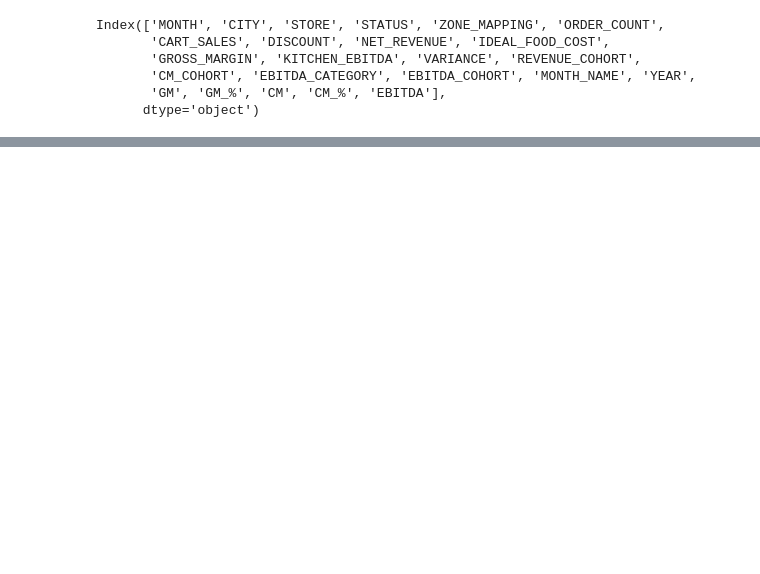
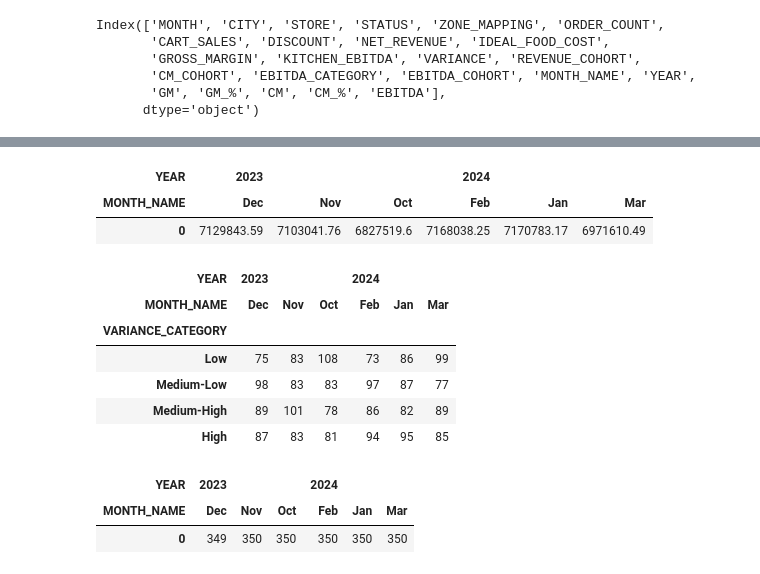
Before and after one commit to Rudra-G-23/cloud-kitchen-dashboard, a Jupyter notebook: kitchen-analysis.ipynb, the cells around one changed output, grey strips where cells are left out. Saved outputs shown, nothing was run; the diff lists cells and outputs as text; code cells hidden in the pictures; blank space fills up the shorter version.

Commit message:
Dashboard 2 - Variance Level Done

```diff
--- a/kitchen-analysis.ipynb
+++ b/kitchen-analysis.ipynb
@@ -168,0 +203,7 @@ TypeError: agg function failed [how->mean,dtype->object]
+# %%
+bins = [10019, 15495, 20195, 25181, 29994]
+
+labels = ['Low', 'Medium-Low', 'Medium-High', 'High']
+
+# Apply pd.cut to your column
+df['VARIANCE_CATEGORY'] = pd.cut(df['VARIANCE'], bins=bins, labels=labels, include_lowest=True)
@@ -168,0 +228,38 @@ TypeError: agg function failed [how->mean,dtype->object]
+# %%
+pd.DataFrame(
+    variance_pivot_table.sum(axis=0)
+).T
+# %% [output]
+| YEAR | 2023 |  |  | 2024 |  |  |
+| MONTH_NAME | Dec | Nov | Oct | Feb | Jan | Mar |
+| 0 | 7129843.59 | 7103041.76 | 6827519.6 | 7168038.25 | 7170783.17 | 6971610.49 |
+# %%
+# store count
+
+store_count_table =  pd.pivot_table(
+    df,
+    values="STORE",
+    index="VARIANCE_CATEGORY",
+    columns=["YEAR", "MONTH_NAME"],
+    aggfunc="count",
+    fill_value=0,
+    observed=True
+)
+
+store_count_table
+# %% [output]
+| YEAR | 2023 |  |  | 2024 |  |  |
+| MONTH_NAME | Dec | Nov | Oct | Feb | Jan | Mar |
+| VARIANCE_CATEGORY |  |  |  |  |  |  |
+| Low | 75 | 83 | 108 | 73 | 86 | 99 |
+| Medium-Low | 98 | 83 | 83 | 97 | 87 | 77 |
+| Medium-High | 89 | 101 | 78 | 86 | 82 | 89 |
+| High | 87 | 83 | 81 | 94 | 95 | 85 |
+# %%
+pd.DataFrame(
+    store_count_table.sum(axis=0)
+).T
+# %% [output]
+| YEAR | 2023 |  |  | 2024 |  |  |
+| MONTH_NAME | Dec | Nov | Oct | Feb | Jan | Mar |
+| 0 | 349 | 350 | 350 | 350 | 350 | 350 |
```
Also changed, not shown: parts of 7 cells of this notebook, 1 other file.
